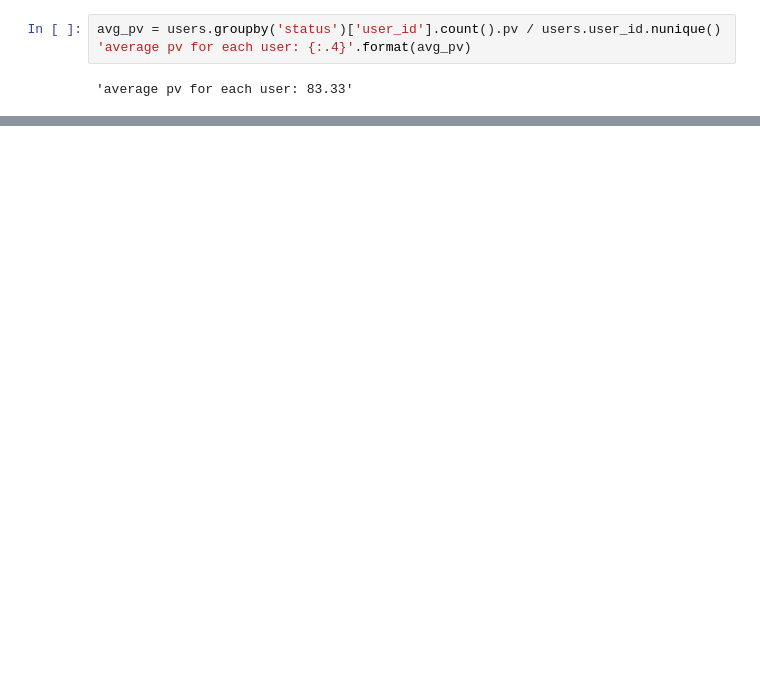
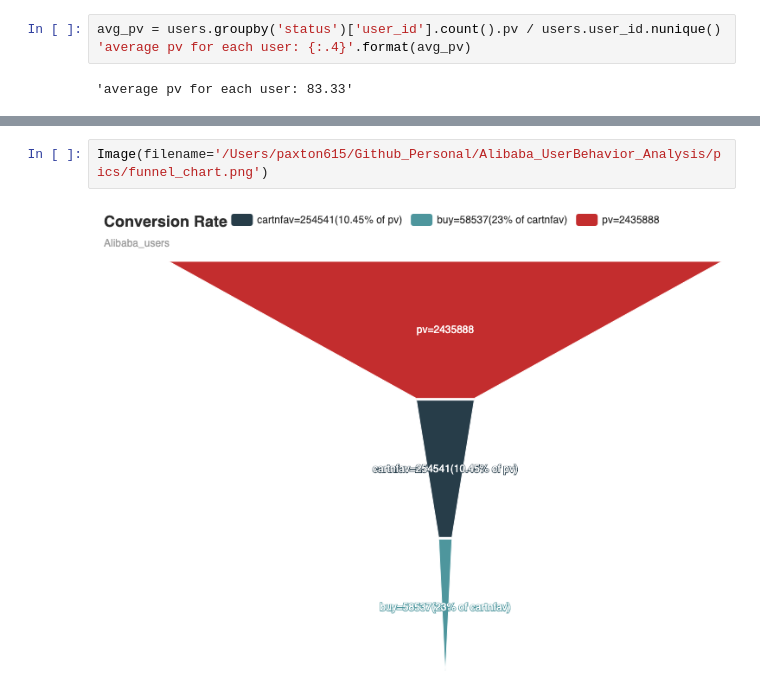
Before and after one commit to paxton615/Alibaba_UserBehavior_Analysis, a Jupyter notebook: Funnel Analysis_Find Conversion Rates.ipynb, the cells around one changed output, grey strips where cells are left out. Saved outputs shown, nothing was run; the diff lists cells and outputs as text; blank space fills up the shorter version.

```diff
--- a/Funnel Analysis_Find Conversion Rates.ipynb
+++ b/Funnel Analysis_Find Conversion Rates.ipynb
@@ -70,0 +109,4 @@ len(user_pv[user_pv['pv']==41])
+# %%
+Image(filename='/Users/paxton615/Github_Personal/Alibaba_UserBehavior_Analysis/pics/funnel_chart.png')
+# %% [output]
+[figure, added]
```
Also changed, not shown: parts of 19 cells of this notebook, 3 other files.
